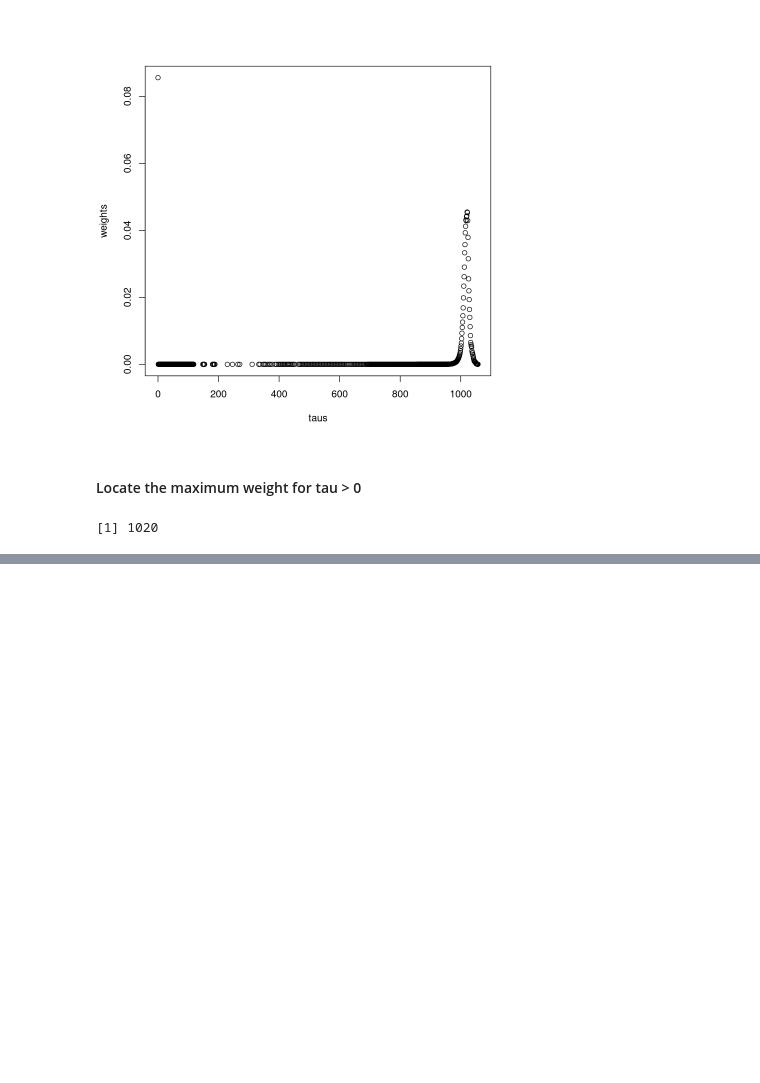
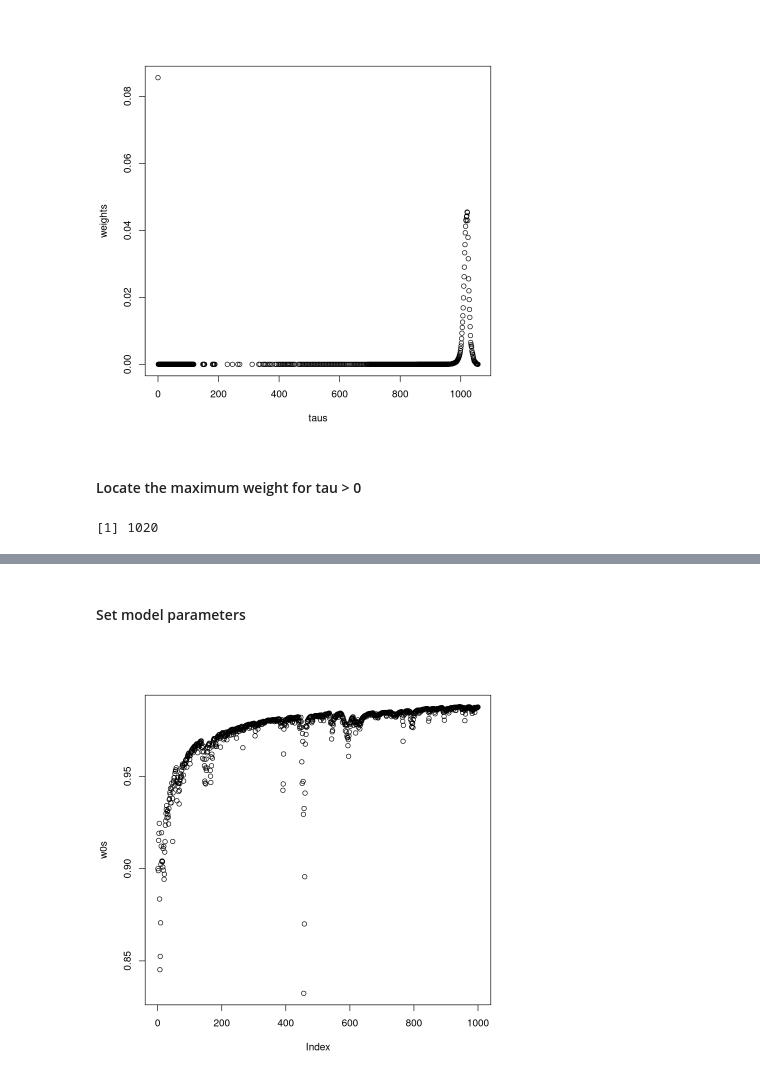
Before and after one commit to grosed/bagel, a Jupyter notebook: notebooks/README.ipynb, the cells around one changed output, grey strips where cells are left out. Saved outputs shown, nothing was run; the diff lists cells and outputs as text; code cells hidden in the pictures; blank space fills up the shorter version.

```diff
--- a/notebooks/README.ipynb
+++ b/notebooks/README.ipynb
@@ -195,0 +250,23 @@ taus[which.max(weights[-1])]
+# %% [markdown]
+#### Set model parameters
+# %%
+p <- 1.0;
+p0 <- 0.9;
+s <- 1.0;
+n <- 500
+threshold <- 0.8
+# %%
+model <- bagel(feature_vector_ex1,prior.ex1.1,p0,p,s,n)
+# %%
+w0s <- c()
+# %%
+for(y in Y)
+{
+  # update the model with the most recent data and store the weight at tau = 0
+  w0 <- update(model,y)
+  w0s <- c(w0s,w0) # log the result
+}
+# %%
+plot(w0s)
+# %% [output]
+[figure, added]
```
Also changed, not shown: parts of 31 cells of this notebook.
